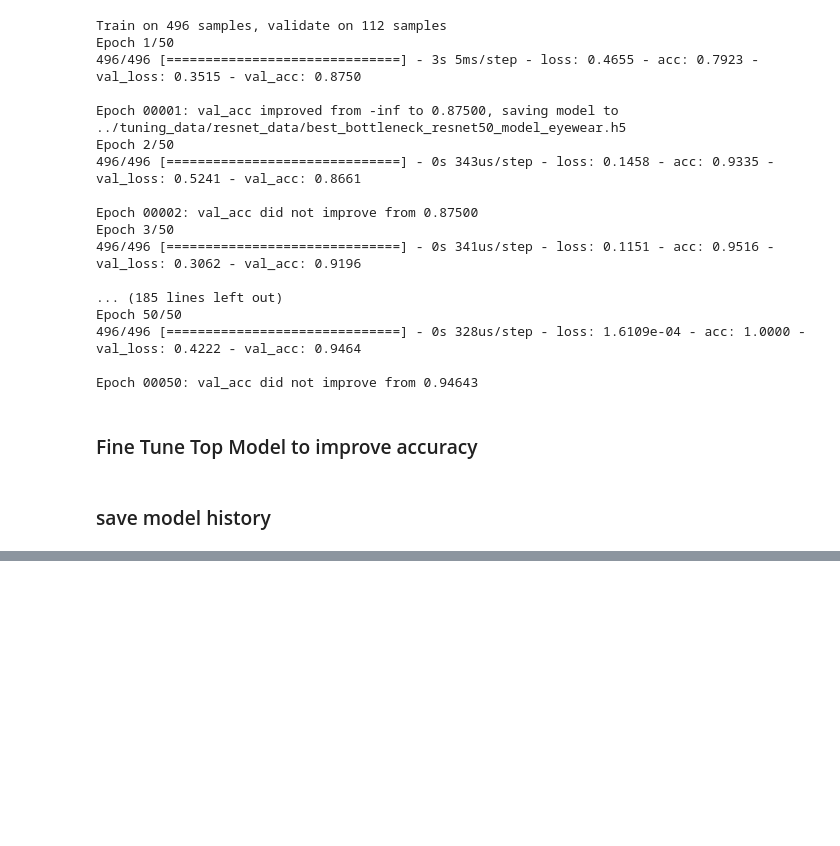
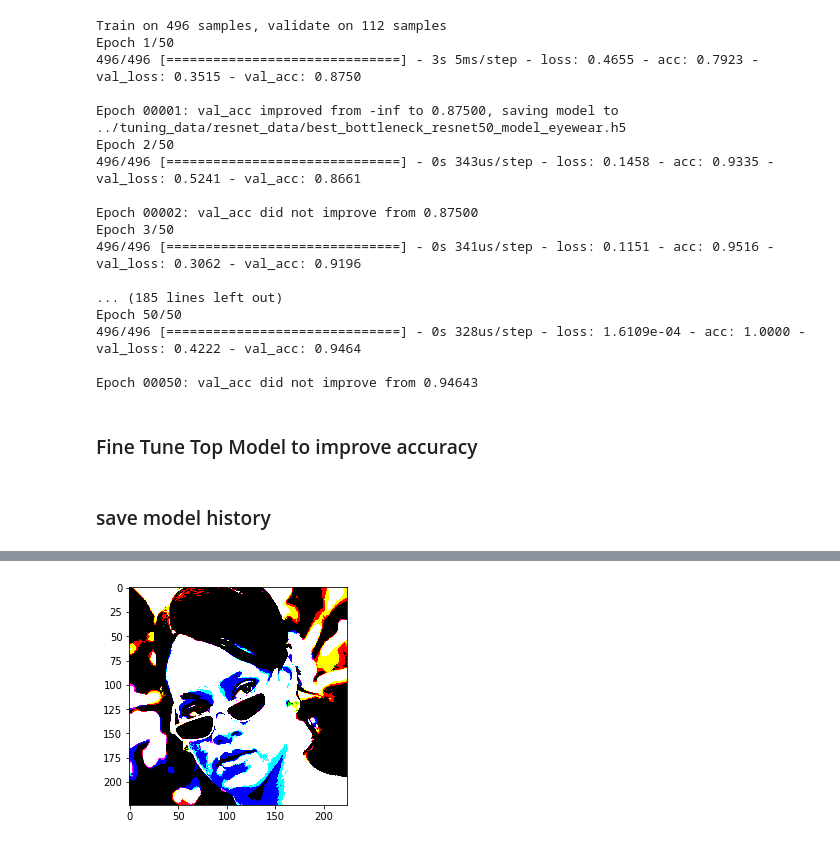
Before and after one commit to mzhou356/img2recommender, a Jupyter notebook: notebooks/ResNet50_tuning.ipynb, the cells around one changed output, grey strips where cells are left out. Drawn from its saved outputs; the diff is of its cells as text; code cells hidden in the pictures; blank space fills up the shorter version.

```diff
--- a/notebooks/ResNet50_tuning.ipynb
+++ b/notebooks/ResNet50_tuning.ipynb
@@ -331,0 +357,11 @@ plt.show()
+# %%
+test_gen = ImageDataGenerator(preprocessing_function=preprocess_input)
+test_generator =  test_gen.flow_from_dataframe(
+    dataframe=test_df,
+    directory='../data/pics',
+    x_col='pic_id',
+    y_col='eyewear',
+    batch_size=127,
+    target_size=(224,224),
+    class_mode = 'binary',
+    shuffle = False)
@@ -331,0 +424,4 @@ plt.show()
+# %%
+plt.imshow(feature[1])
+plt.show()
+# %% [output]
@@ -331,0 +429 @@ plt.show()
+[figure, added]
```
Also changed, not shown: parts of 28 cells of this notebook.
